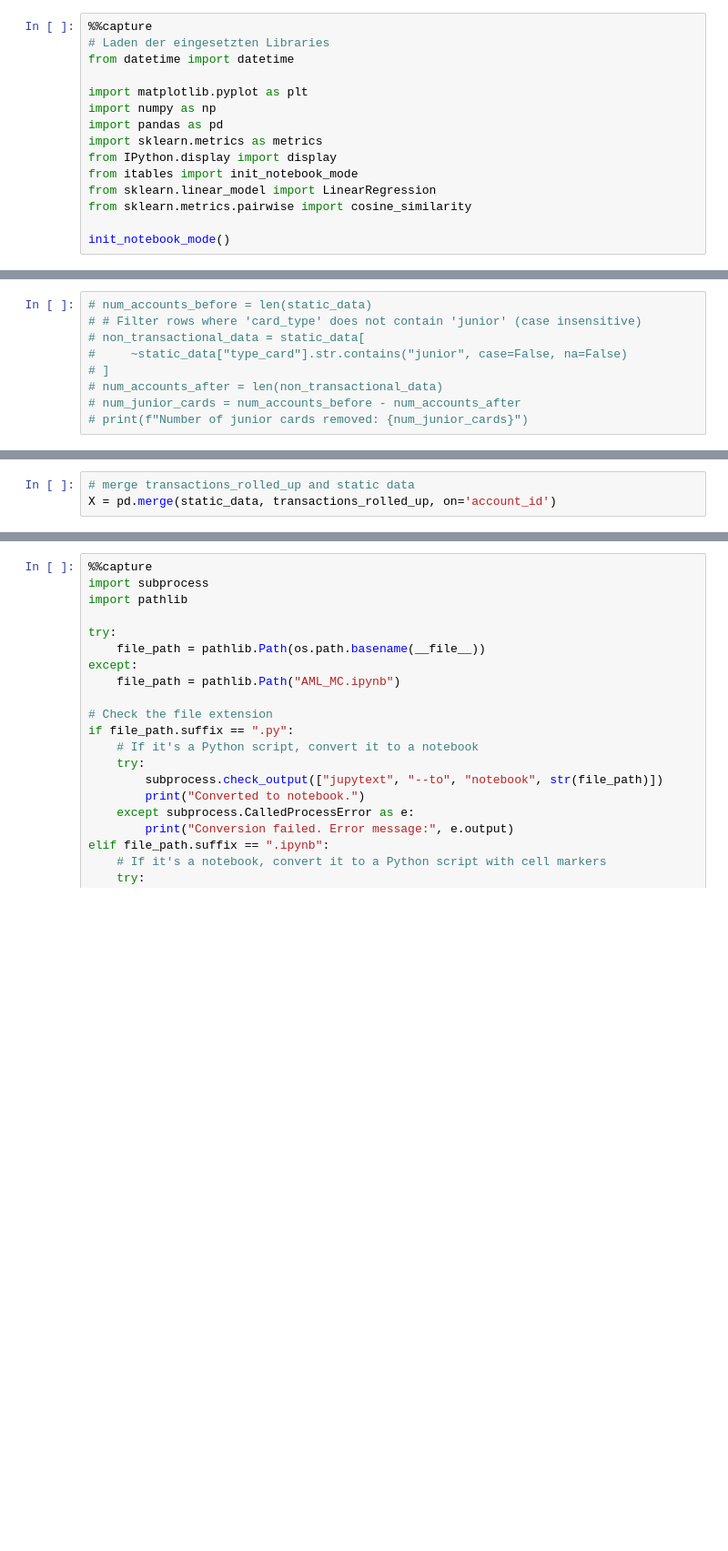
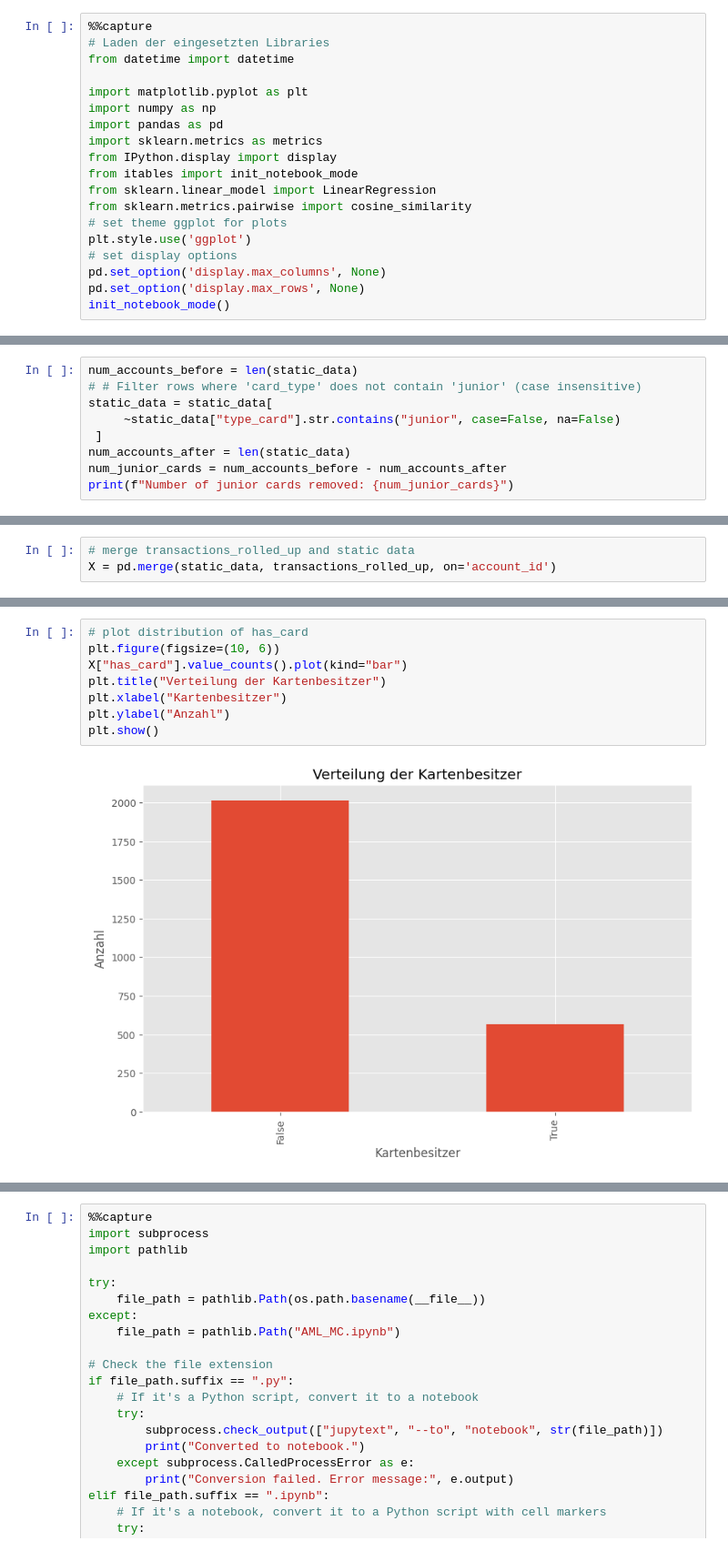
Before and after one commit to etiiiR/fhnw_aml, a Jupyter notebook: AML_MC.ipynb, the cells around one changed output, grey strips where cells are left out. Shown at 91% size. Cells and saved outputs as stored; diff of their text form; blank space fills up the shorter version.

Commit message:
added junior card remove

```diff
--- a/AML_MC.ipynb
+++ b/AML_MC.ipynb
@@ -31,7 +31,11 @@ from IPython.display import display
 from itables import init_notebook_mode
 from sklearn.linear_model import LinearRegression
 from sklearn.metrics.pairwise import cosine_similarity
-
+# set theme ggplot for plots
+plt.style.use('ggplot')
+# set display options
+pd.set_option('display.max_columns', None)
+pd.set_option('display.max_rows', None)
 init_notebook_mode()
 # %%
 # Funktion zur Bestimmung des Geschlechts und Berechnung des Geburtstags
@@ -874,11 +1167,11 @@ print("Anzahl duplizierter Einträge:", static_data.duplicated().sum())
 # plt.ylabel("Number of cards")
 # plt.show()
 # %%
-# num_accounts_before = len(static_data)
+num_accounts_before = len(static_data)
 # # Filter rows where 'card_type' does not contain 'junior' (case insensitive)
-# non_transactional_data = static_data[
-#     ~static_data["type_card"].str.contains("junior", case=False, na=False)
-# ]
-# num_accounts_after = len(non_transactional_data)
-# num_junior_cards = num_accounts_before - num_accounts_after
-# print(f"Number of junior cards removed: {num_junior_cards}")
+static_data = static_data[
+     ~static_data["type_card"].str.contains("junior", case=False, na=False)
+ ]
+num_accounts_after = len(static_data)
+num_junior_cards = num_accounts_before - num_accounts_after
+print(f"Number of junior cards removed: {num_junior_cards}")
@@ -1046,0 +1374,10 @@ X = pd.merge(static_data, transactions_rolled_up, on='account_id')
+# %%
+# plot distribution of has_card
+plt.figure(figsize=(10, 6))
+X["has_card"].value_counts().plot(kind="bar")
+plt.title("Verteilung der Kartenbesitzer")
+plt.xlabel("Kartenbesitzer")
+plt.ylabel("Anzahl")
+plt.show()
+# %% [output]
+[figure, added]
```
Also changed, not shown: parts of 61 cells of this notebook, 3 other files.
